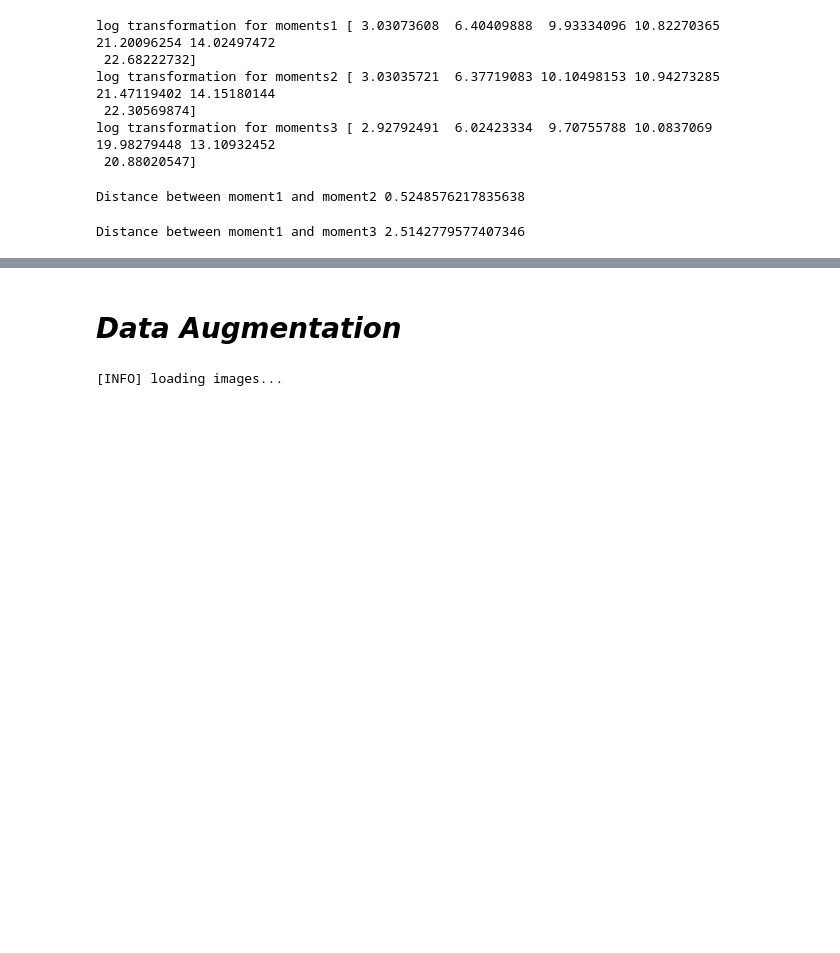
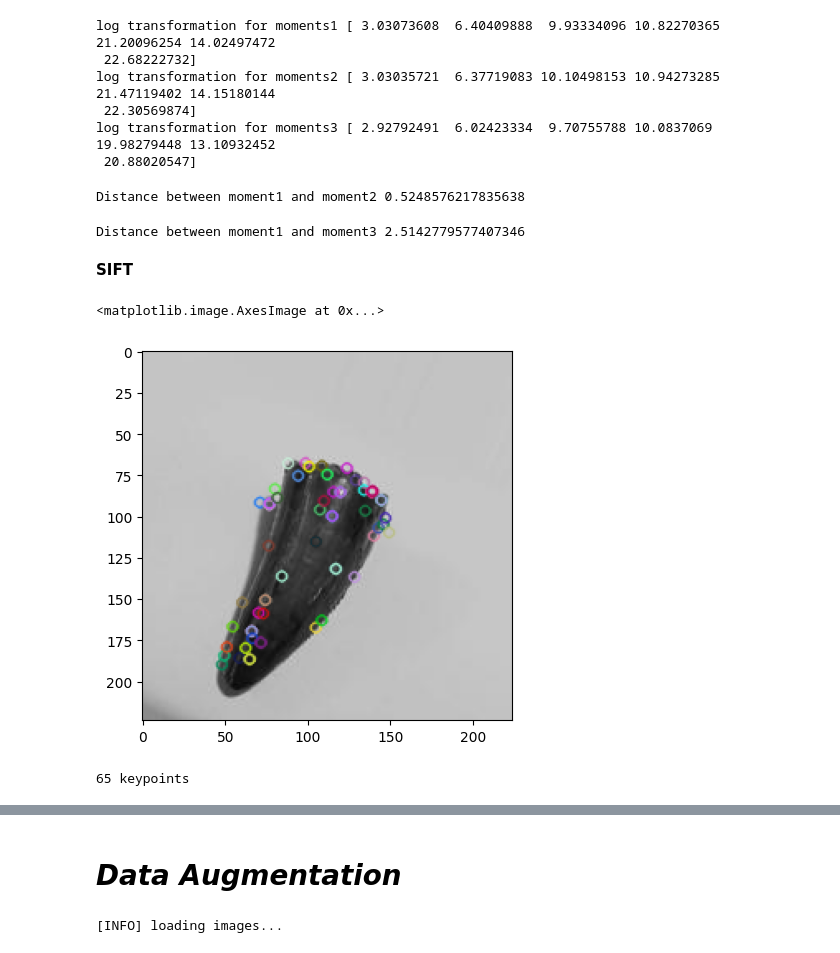
Before and after one commit to YosrGamal/Graduation-Project, a Jupyter notebook: myFossil.ipynb, the cells around one changed output, grey strips where cells are left out. Drawn from its saved outputs; the diff is of its cells as text; code cells hidden in the pictures; blank space fills up the shorter version.

```diff
--- a/myFossil.ipynb
+++ b/myFossil.ipynb
@@ -59,3 +67,30 @@ dist = np.linalg.norm(lmoment1 - lmoment3)
 print('Distance between moment1 and moment3',dist)
 # %% [output]
 Distance between moment1 and moment3 2.5142779577407346
+# %% [markdown]
+ **SIFT**
+# %%
+img_n = imread('training dataset/crocodiles_aug/image_0_60.jpg')
+# %%
+def to_gray(color_img):
+    gray = cv2.cvtColor(color_img, cv2.COLOR_BGR2GRAY)
+    return gray
+
+def gen_sift_features(gray_img):
+    sift = cv2.SIFT_create()
+    kp, desc = sift.detectAndCompute(gray_img, None)
+    return kp, desc
+
+def show_sift_features(gray_img, color_img, kp):
+    return plt.imshow(cv2.drawKeypoints(gray_img, kp, color_img.copy()))
+# %%
+img_gray = to_gray(img_n)
+img_kp, img_desc = gen_sift_features(img_gray)
+show_sift_features(img_gray, img_n, img_kp)
+# %% [output]
+<matplotlib.image.AxesImage at 0x...>
+[figure, added]
+# %%
+print(len(img_kp), 'keypoints')
+# %% [output]
+65 keypoints
```
Also changed, not shown: parts of 19 cells of this notebook.
